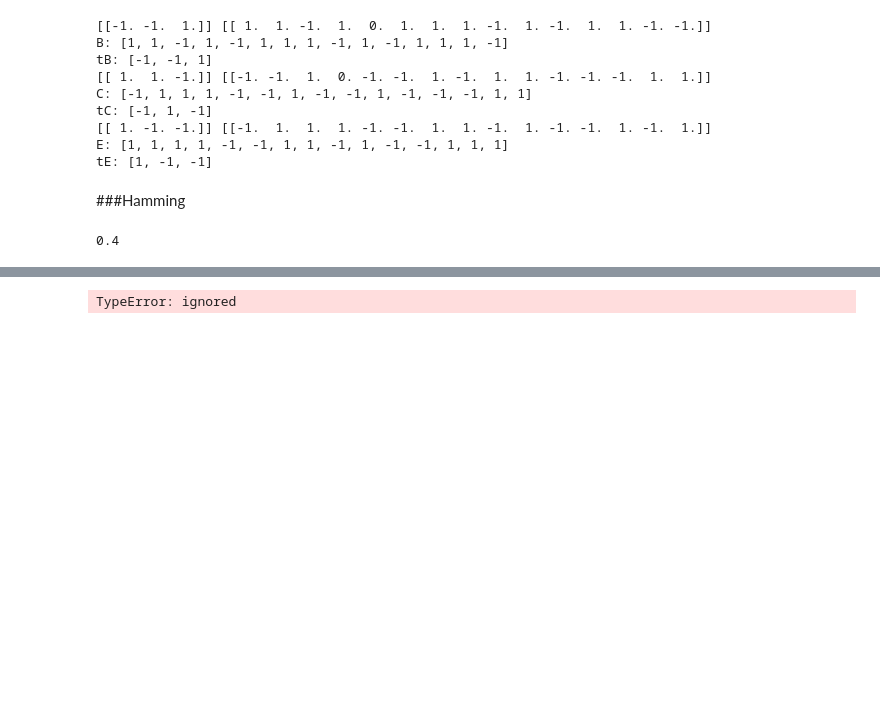
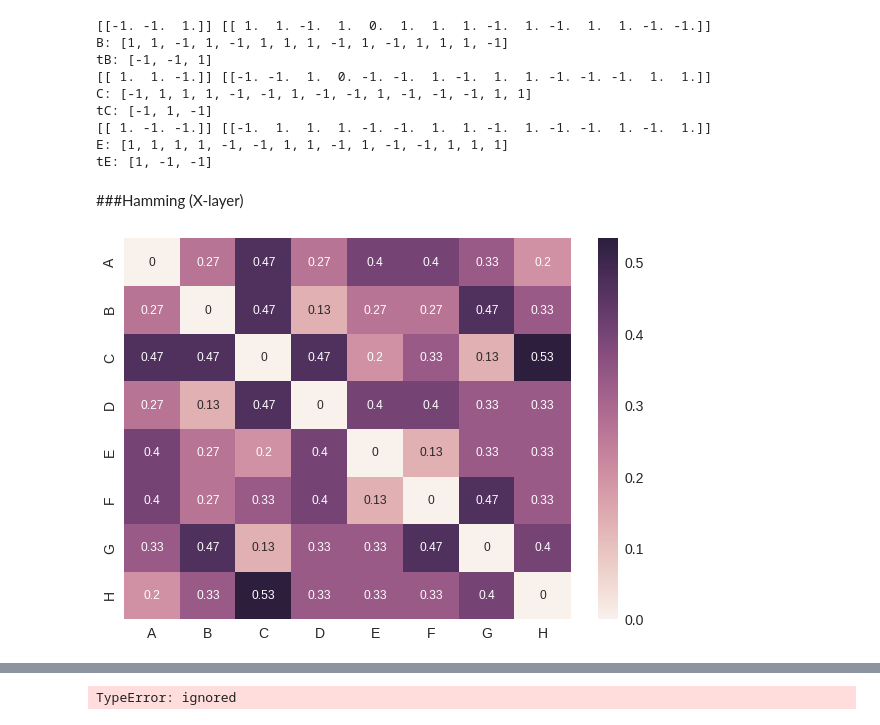
Before and after one commit to puraminy/mini_proj2, a Jupyter notebook: BAM2.ipynb, the cells around one changed output, grey strips where cells are left out. Saved outputs shown, nothing was run; the diff lists cells and outputs as text; code cells hidden in the pictures; blank space fills up the shorter version.

```diff
--- a/BAM2.ipynb
+++ b/BAM2.ipynb
@@ -316,9 +316,27 @@ tC: [-1, 1, -1]
 E: [1, 1, 1, 1, -1, -1, 1, 1, -1, 1, -1, -1, 1, 1, 1]
 tE: [1, -1, -1]
 # %% [markdown]
-###Hamming
+###Hamming (X-layer)
-# %%
-import scipy.spatial.distance as dis
-dis.hamming(H,G)
-# %% [output]
-0.4
+# %%
+import matplotlib.pyplot as plt
+import scipy.spatial.distance as dis
+
+hammX = np.zeros((len(X),len(X)))
+for i in range(len(X)):
+  for j in range(len(X)):
+    hammX[i,j] = dis.hamming(X[i],X[j])
+
+# Visualizing of Hamming Distance
+import seaborn as sn
+import pandas  as pd
+
+df_hammX = pd.DataFrame(hammX, range(len(X)),
+                  range(len(X)))
+axlabels = ['A', 'B', 'C', 'D', 'E', 'F', 'G', 'H']
+
+plt.figure(figsize = (10,7))
+sn.set(font_scale=1.4)#for label size
+sn.heatmap(df_hammX, annot=True,annot_kws={"size": 12}, xticklabels=axlabels, yticklabels=axlabels)# font size
+plt.show()
+# %% [output]
+[figure, added]
```
Also changed, not shown: parts of 2 cells of this notebook.
